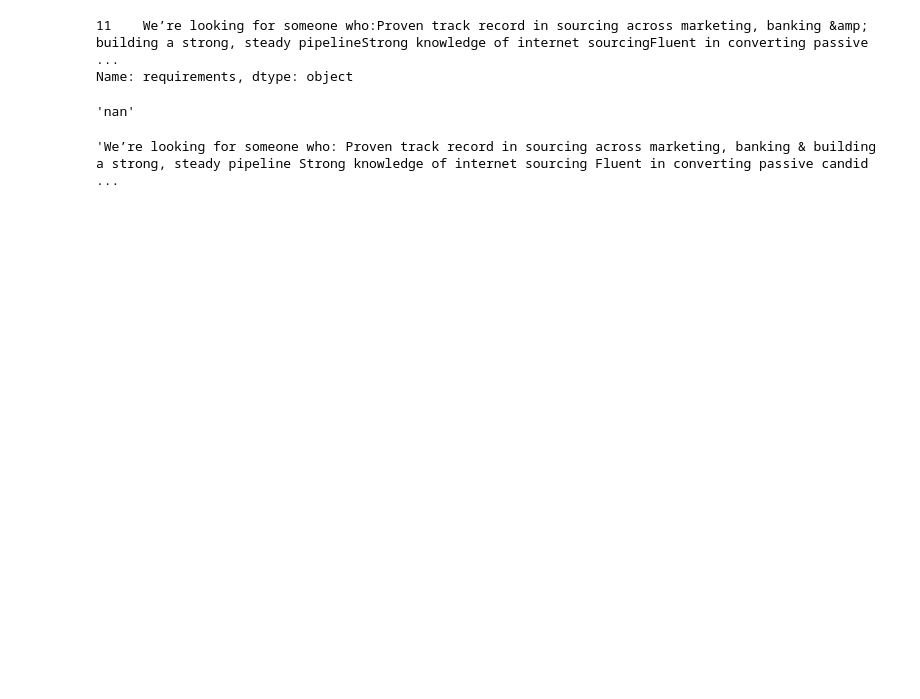
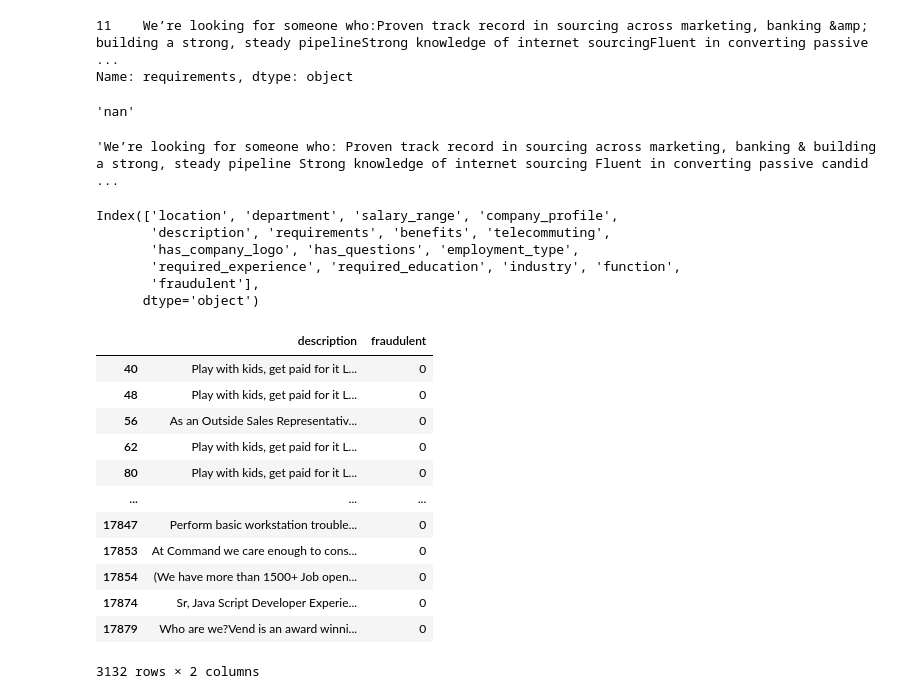
Before and after one commit to thaihawai/MLProject_20202, a Jupyter notebook: preprocessing.ipynb, the cells around one changed output. Saved outputs shown, nothing was run; the diff lists cells and outputs as text; code cells hidden in the pictures; blank space fills up the shorter version.

```diff
--- a/preprocessing.ipynb
+++ b/preprocessing.ipynb
@@ -16,7 +16,7 @@ Name: requirements, dtype: object
 # %%
 def beautify(s):
     s = str(s)
-    s = BeautifulSoup(unescape(s), 'lxml').text
+    s = BeautifulSoup(unescape(s), 'html').text
     s = unicodedata.normalize('NFKC', s)
     s = re.sub(r"([a-z:])([A-Z])", r"\1 \2", s)
     return s
@@ -36,0 +39,27 @@ df["requirements"][11]
+# %%
+df = df.drop(columns=['job_id', 'title'])
+# %%
+df.columns
+# %% [output]
+Index(['location', 'department', 'salary_range', 'company_profile',
+       'description', 'requirements', 'benefits', 'telecommuting',
+       'has_company_logo', 'has_questions', 'employment_type',
+       'required_experience', 'required_education', 'industry', 'function',
+       'fraudulent'],
+      dtype='object')
+# %%
+df.loc[df.description.duplicated()][['description', 'fraudulent']]
+# %% [output]
+|  | description | fraudulent |
+| 40 | Play with kids, get paid for it L... | 0 |
+| 48 | Play with kids, get paid for it L... | 0 |
+| 56 | As an Outside Sales Representativ... | 0 |
+| 62 | Play with kids, get paid for it L... | 0 |
+| 80 | Play with kids, get paid for it L... | 0 |
+| ... | ... | ... |
+| 17847 | Perform basic workstation trouble... | 0 |
+| 17853 | At Command we care enough to cons... | 0 |
+| 17854 | (We have more than 1500+ Job open... | 0 |
+| 17874 | Sr, Java Script Developer Experie... | 0 |
+| 17879 | Who are we?Vend is an award winni... | 0 |
+3132 rows × 2 columns
```
Also changed, not shown: parts of 5 cells of this notebook, 1 other file.
